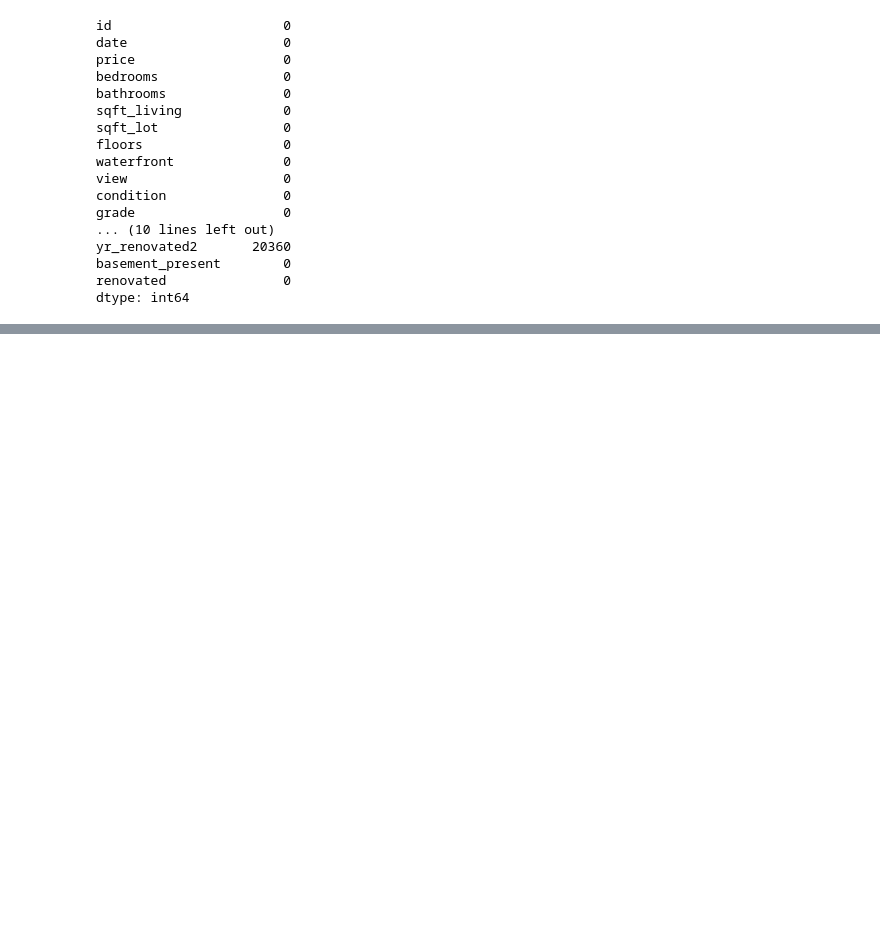
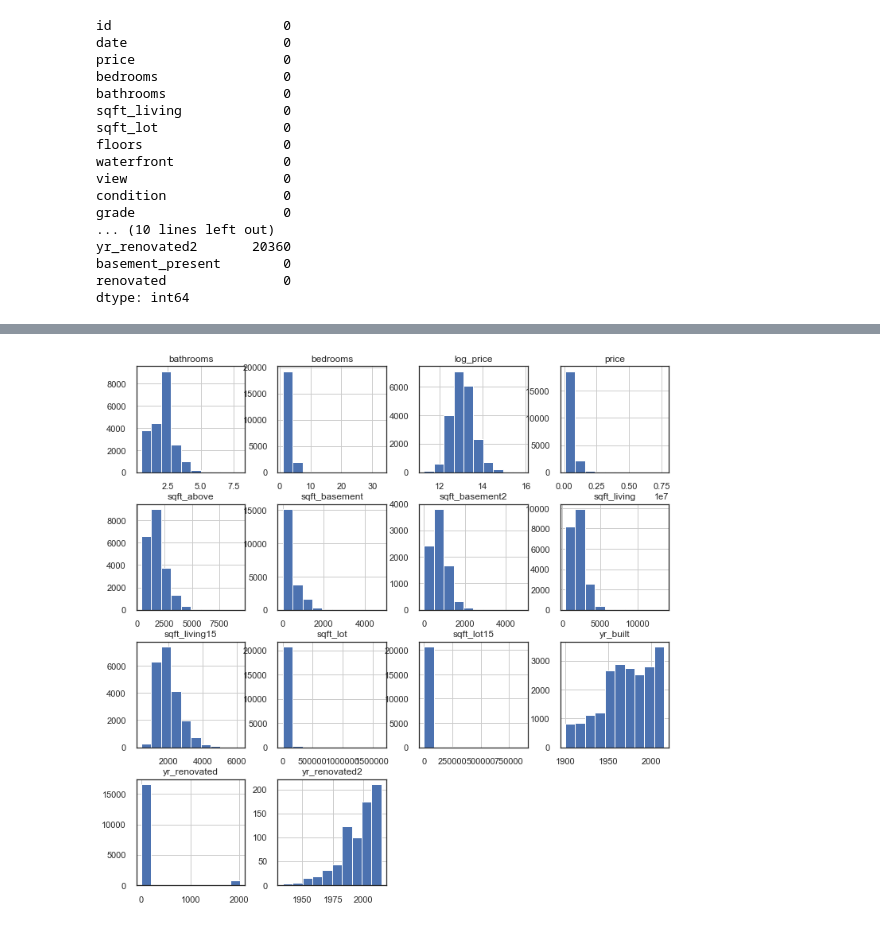
Before and after one commit to joongsukjin/dsc-1-final-project-online-ds-pt-100118, a Jupyter notebook: student.ipynb, the cells around one changed output, grey strips where cells are left out. Saved outputs shown, nothing was run; the diff lists cells and outputs as text; code cells hidden in the pictures; blank space fills up the shorter version.

```diff
--- a/student.ipynb
+++ b/student.ipynb
@@ -462,0 +506,2 @@ dtype: int64
+# %%
+data['log_price'] = np.log(data['price'])
@@ -462,0 +528,14 @@ dtype: int64
+# %%
+data.hist(figsize=[12,12]);
+
+# variable like bedrooms is very skewed. We need to perfrom outliers analysis
+
+# Price is the depenent variable so on need for outlier analysis
+#sqft_above,sqft_living15, sqft_lot15 are potential candidates for drop (multicolinearlity)
+
+#sqft_basement is replaced by sqft_basement2
+#yr_renovated is replaced by  yr_renovated2
+
+#Therefore, perfrom outlier analysis on bedrooms
+# %% [output]
+[figure, added]
```
Also changed, not shown: parts of 110 cells of this notebook, 19 other files.
